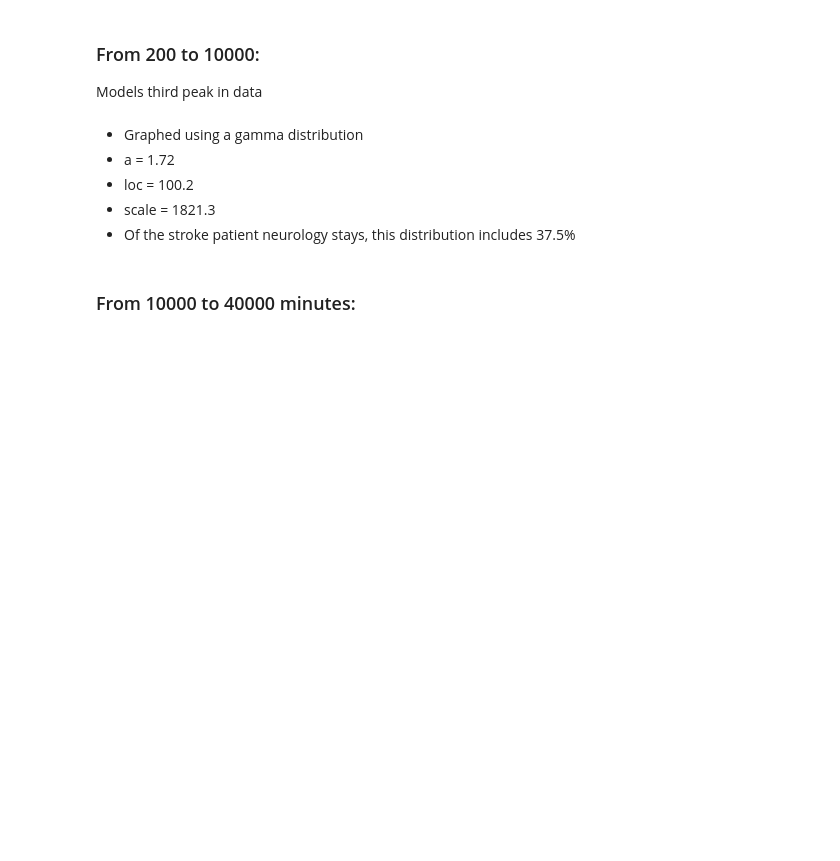
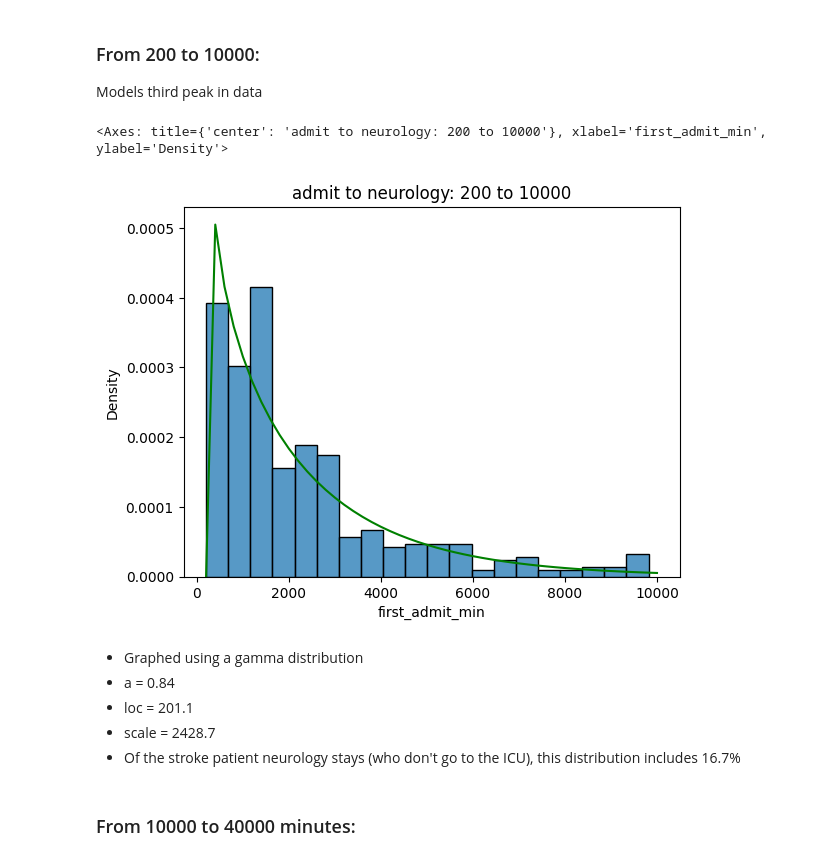
Before and after one commit to emilydormody/Synthetic-Stroke-Data, a Jupyter notebook: histogram_summaries.ipynb, the cells around one changed output. Saved outputs shown, nothing was run; the diff lists cells and outputs as text; code cells hidden in the pictures; blank space fills up the shorter version.

```diff
--- a/histogram_summaries.ipynb
+++ b/histogram_summaries.ipynb
@@ -354,18 +407,21 @@ sns.lineplot(x=x2, y=stats.skewnorm.pdf(x2, a2,loc2, scale2), color='red')
 Models third peak in data
 # %%
 x3 = np.linspace(200,10000)
-data3 = neuro[neuro['first_admit_min']>200]
+data3 = false[false['first_admit_min']>200]
 data3 = data3[data3['first_admit_min']<=10000]
 a3,loc3, scale3 = stats.gamma.fit(data3['first_admit_min'])
 
 sns.histplot(x='first_admit_min', data=data3, stat='density').set(title='admit to neurology: 200 to 10000')
 sns.lineplot(x=x3, y=stats.gamma.pdf(x3, a3,loc3, scale3), color='green')
+# %% [output]
+<Axes: title={'center': 'admit to neurology: 200 to 10000'}, xlabel='first_admit_min', ylabel='Density'>
+[figure, added]
 # %% [markdown]
 - Graphed using a gamma distribution
-- a = 1.72
-- loc = 100.2
-- scale = 1821.3
-- Of the stroke patient neurology stays, this distribution includes 37.5%
+- a = 0.84
+- loc = 201.1
+- scale = 2428.7
+- Of the stroke patient neurology stays (who don't go to the ICU), this distribution includes 16.7%
 # %% [markdown]
 ### From 10000 to 40000 minutes:
 # %%
```
Also changed, not shown: parts of 45 cells of this notebook.
